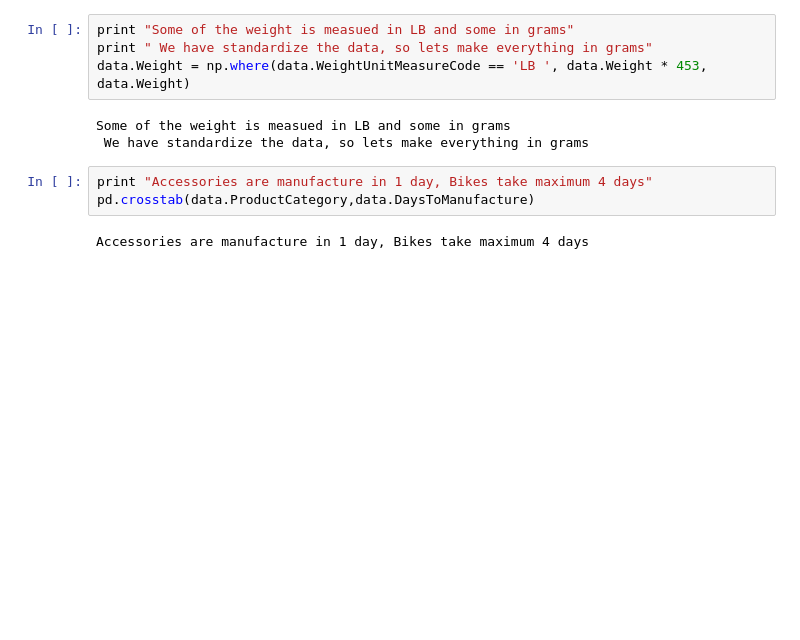
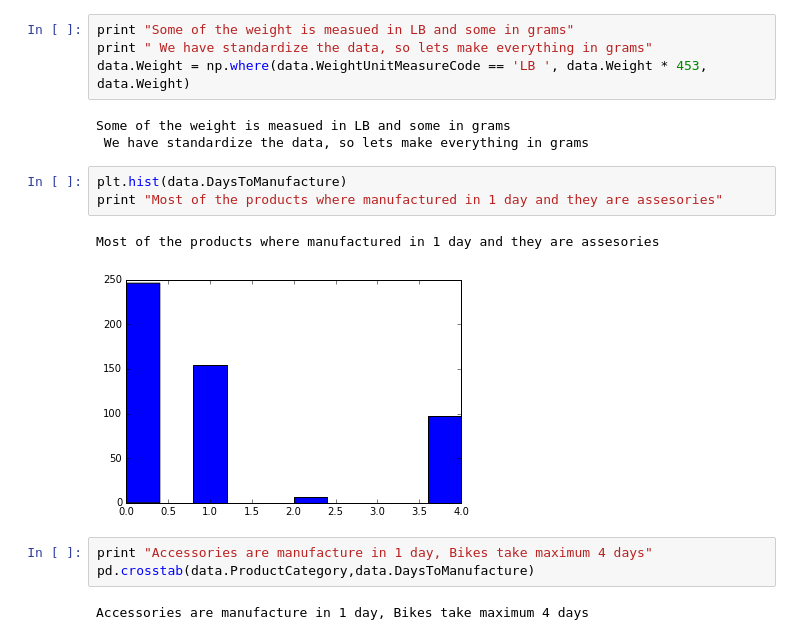
Before and after one commit to SaiNampally/Assignment, a Jupyter notebook: Clustering/EDA-Clustering.ipynb, the cells around one changed output. Saved outputs shown, nothing was run; the diff lists cells and outputs as text; blank space fills up the shorter version.

```diff
--- a/Clustering/EDA-Clustering.ipynb
+++ b/Clustering/EDA-Clustering.ipynb
@@ -137,6 +154,12 @@ data.Weight = np.where(data.WeightUnitMeasureCode == 'LB ', data.Weight * 453, d
 # %% [output]
 Some of the weight is measued in LB and some in grams
  We have standardize the data, so lets make everything in grams
+# %%
+plt.hist(data.DaysToManufacture)
+print "Most of the products where manufactured in 1 day and they are assesories"
+# %% [output]
+Most of the products where manufactured in 1 day and they are assesories
+[figure, added]
 # %%
 print "Accessories are manufacture in 1 day, Bikes take maximum 4 days"
 pd.crosstab(data.ProductCategory,data.DaysToManufacture)
```
Also changed, not shown: parts of 7 cells of this notebook.
